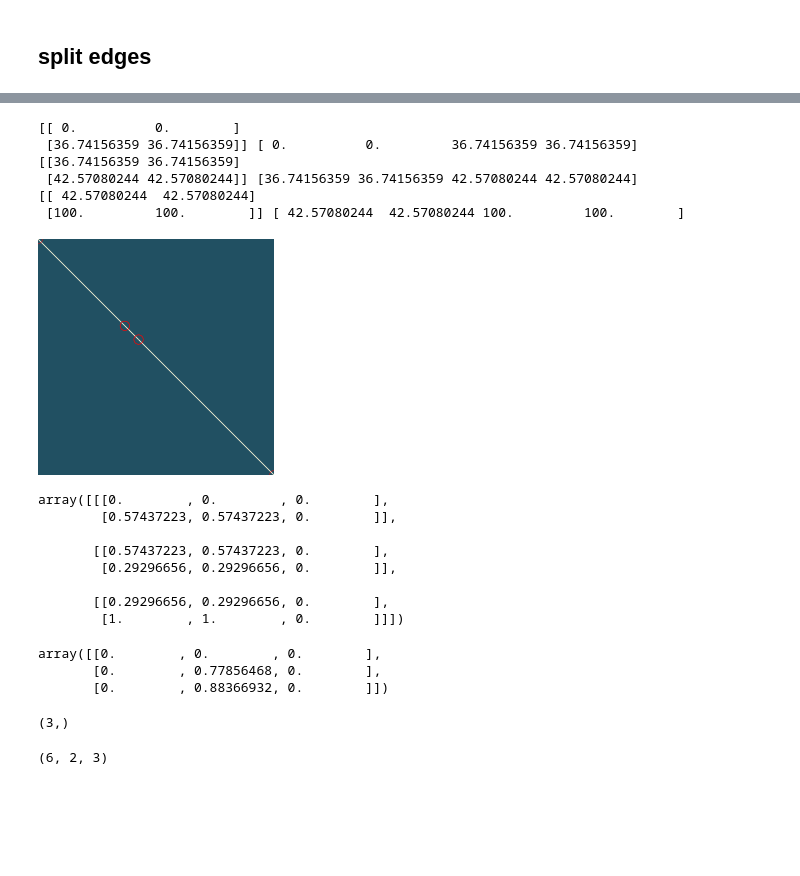
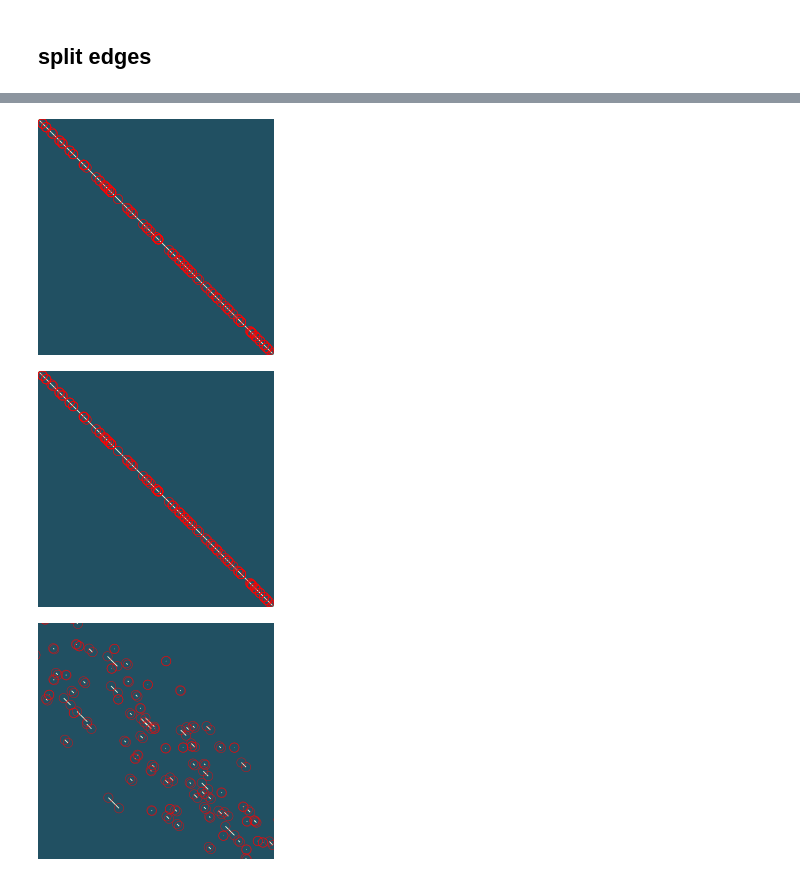
Before and after one commit to leobrowning92/lineart, a Jupyter notebook: shatter_exploration.ipynb, the cells around one changed output, grey strips where cells are left out. Cells and saved outputs as stored; diff of their text form; code cells hidden in the pictures; blank space fills up the shorter version.

Commit message:
shatter and move of edge collections

```diff
--- a/shatter_exploration.ipynb
+++ b/shatter_exploration.ipynb
@@ -74,21 +59,30 @@ Image(draw_edges(e*100))
 # %%
 def split(e, n):
     fracs = np.random.rand(n, 1)
-    fracs.sort()
+    fracs.sort(axis=0)
     vector = e[1] - e[0]
     splits = np.multiply(fracs[::-1], vector) + e[0]
-    points = np.concatenate((e[0].reshape(1,3),splits,e[1].reshape(1,3)))
+    points = np.concatenate((e[1].reshape(1,3),splits,e[0].reshape(1,3)))
     starts = points[:-1]
     ends = points[1:]
     edges = np.concatenate((starts.reshape(-1,1,3),ends.reshape(-1,1,3)),axis=1)
     return edges
+# %%
+splits = split(e*100,100)
+
+Image(draw_edges(splits, v=True))
+# %% [output]
+[figure, added]
+# %%
+class EdgeCollection:
+    def __init__(self, edges, velocities):
+        self.edges = edges
+        self.velocities = velocities
+    def move(self, t):
+        self.edges = self.edges + t*np.repeat(self.velocities[:,np.newaxis, :], 2, axis=1)
+# %%
+split_collection = EdgeCollection(splits, np.random.randn(*splits[:,0,:].shape))
 # %%
-Image(draw_edges(split(e*100,2), v=True))
+Image(draw_edges(split_collection.edges, v=True))
 # %% [output]
-[[ 0.          0.        ]
- [36.74156359 36.74156359]] [ 0.          0.         36.74156359 36.74156359]
-[[36.74156359 36.74156359]
- [42.57080244 42.57080244]] [36.74156359 36.74156359 42.57080244 42.57080244]
-[[ 42.57080244  42.57080244]
- [100.         100.        ]] [ 42.57080244  42.57080244 100.         100.        ]
-[figure, old version]
+[figure, new version]
@@ -104,25 +89,5 @@ edges = np.concatenate((starts.reshape(-1,1,3),ends.reshape(-1,1,3)),axis=1)
-# %%
-edges
-# %% [output]
-array([[[0.        , 0.        , 0.        ],
-        [0.57437223, 0.57437223, 0.        ]],
-
-       [[0.57437223, 0.57437223, 0.        ],
-        [0.29296656, 0.29296656, 0.        ]],
-
-       [[0.29296656, 0.29296656, 0.        ],
-        [1.        , 1.        , 0.        ]]])
-# %%
-starts
-# %% [output]
-array([[0.        , 0.        , 0.        ],
-       [0.        , 0.77856468, 0.        ],
-       [0.        , 0.88366932, 0.        ]])
-# %%
-e[0].shape
-# %% [output]
-(3,)
-# %%
-edges.shape
-# %% [output]
-(6, 2, 3)
+# %%
+split_collection.move(1)
+Image(draw_edges(split_collection.edges, v=True))
+# %% [output]
+[figure, added]
```
Also changed, not shown: parts of 5 cells of this notebook.
